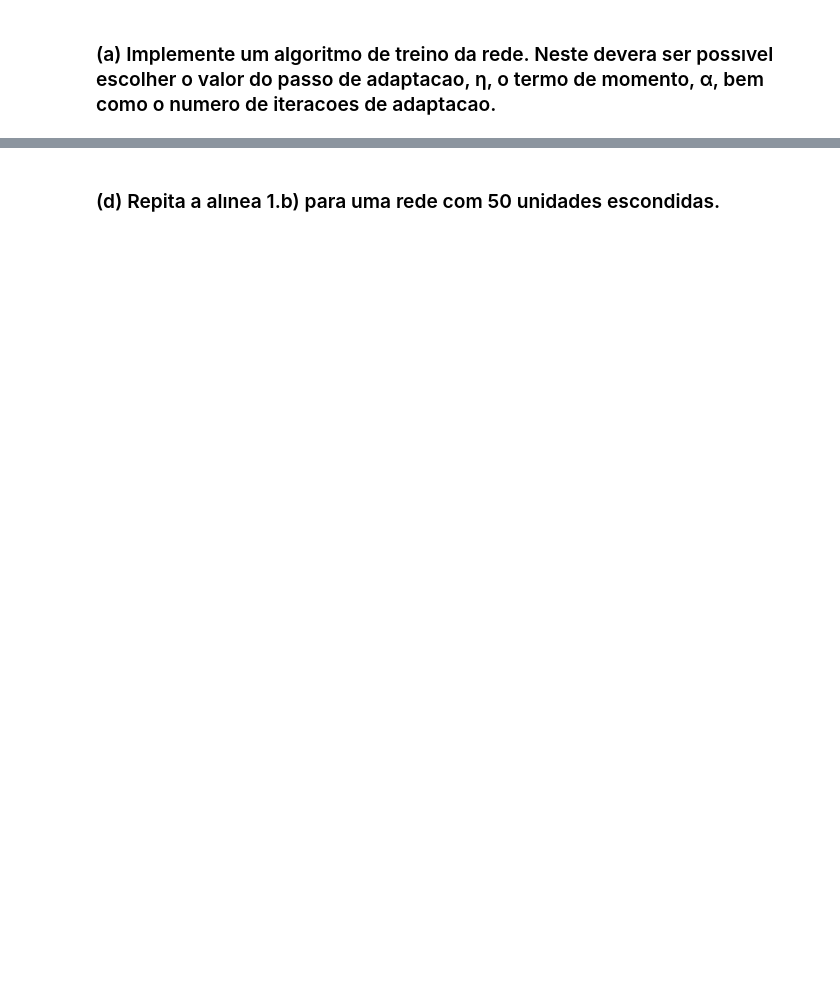
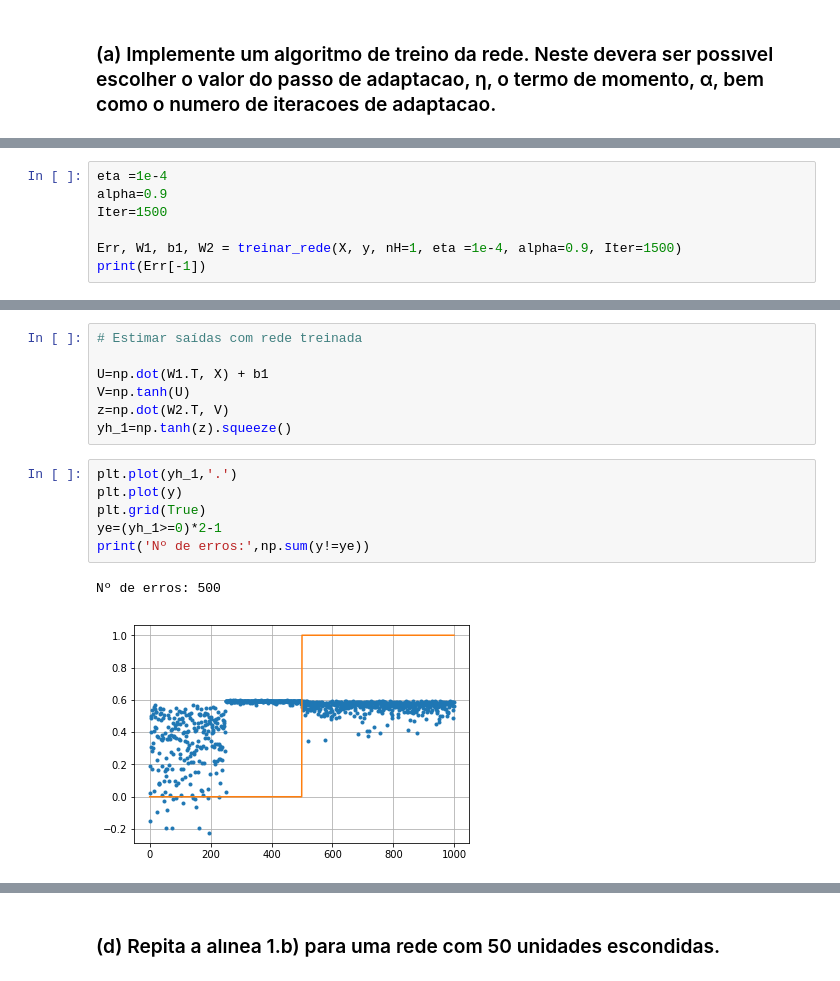
Before and after one commit to rubenAlbuquerque/redes-Neuronais-avancadas-tensorflow, a Jupyter notebook: Projeto/Trabalho 2/A49063_T2.ipynb, the cells around one changed output, grey strips where cells are left out. Drawn from its saved outputs; the diff is of its cells as text; blank space fills up the shorter version.

```diff
--- a/Projeto/Trabalho 2/A49063_T2.ipynb
+++ b/Projeto/Trabalho 2/A49063_T2.ipynb
@@ -16,0 +80,7 @@ D=pickle.load(open('xorData.p','rb'))
+# %%
+eta =1e-4
+alpha=0.9
+Iter=1500
+
+Err, W1, b1, W2 = treinar_rede(X, y, nH=1, eta =1e-4, alpha=0.9, Iter=1500)
+print(Err[-1])
@@ -19,0 +142,16 @@ D=pickle.load(open('xorData.p','rb'))
+# %%
+# Estimar saídas com rede treinada
+
+U=np.dot(W1.T, X) + b1
+V=np.tanh(U)
+z=np.dot(W2.T, V)
+yh_1=np.tanh(z).squeeze()
+# %%
+plt.plot(yh_1,'.')
+plt.plot(y)
+plt.grid(True)
+ye=(yh_1>=0)*2-1
+print('Nº de erros:',np.sum(y!=ye))
+# %% [output]
+Nº de erros: 500
+[figure, added]
```
Also changed, not shown: parts of 65 cells of this notebook.
